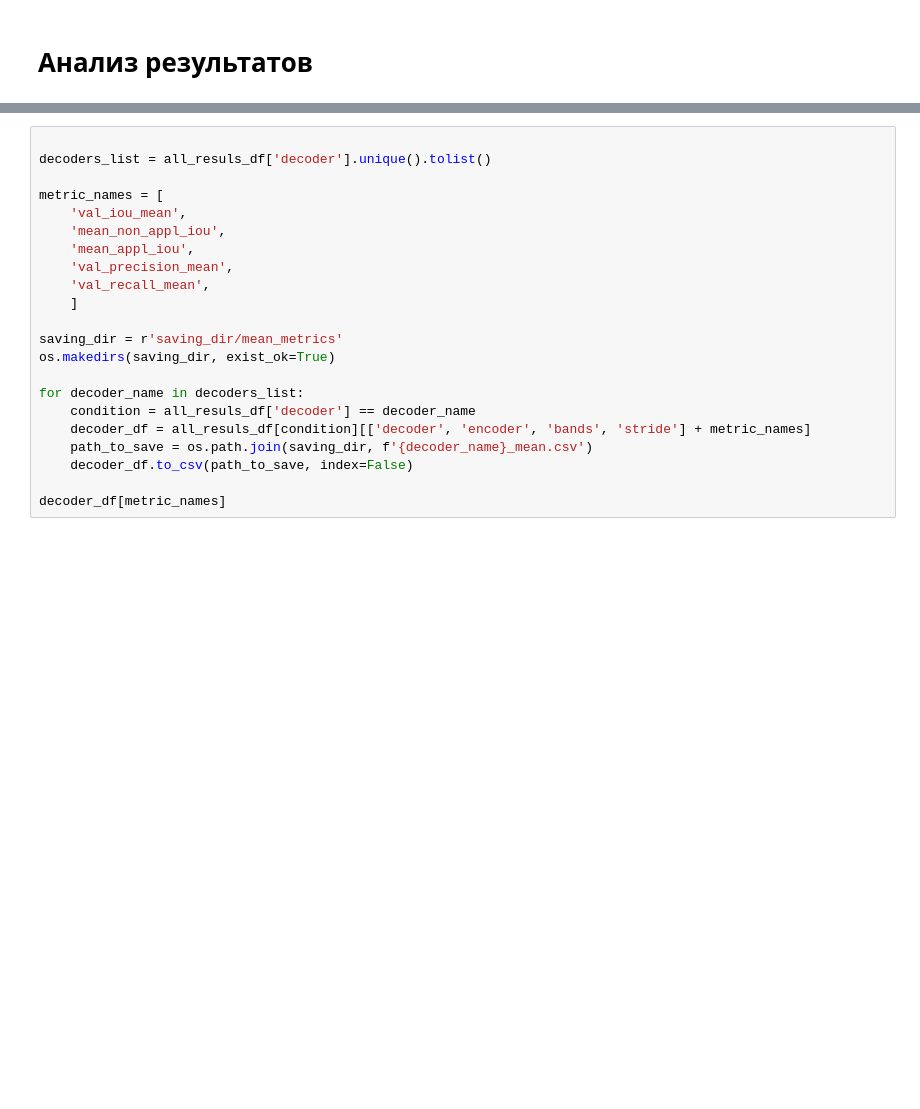
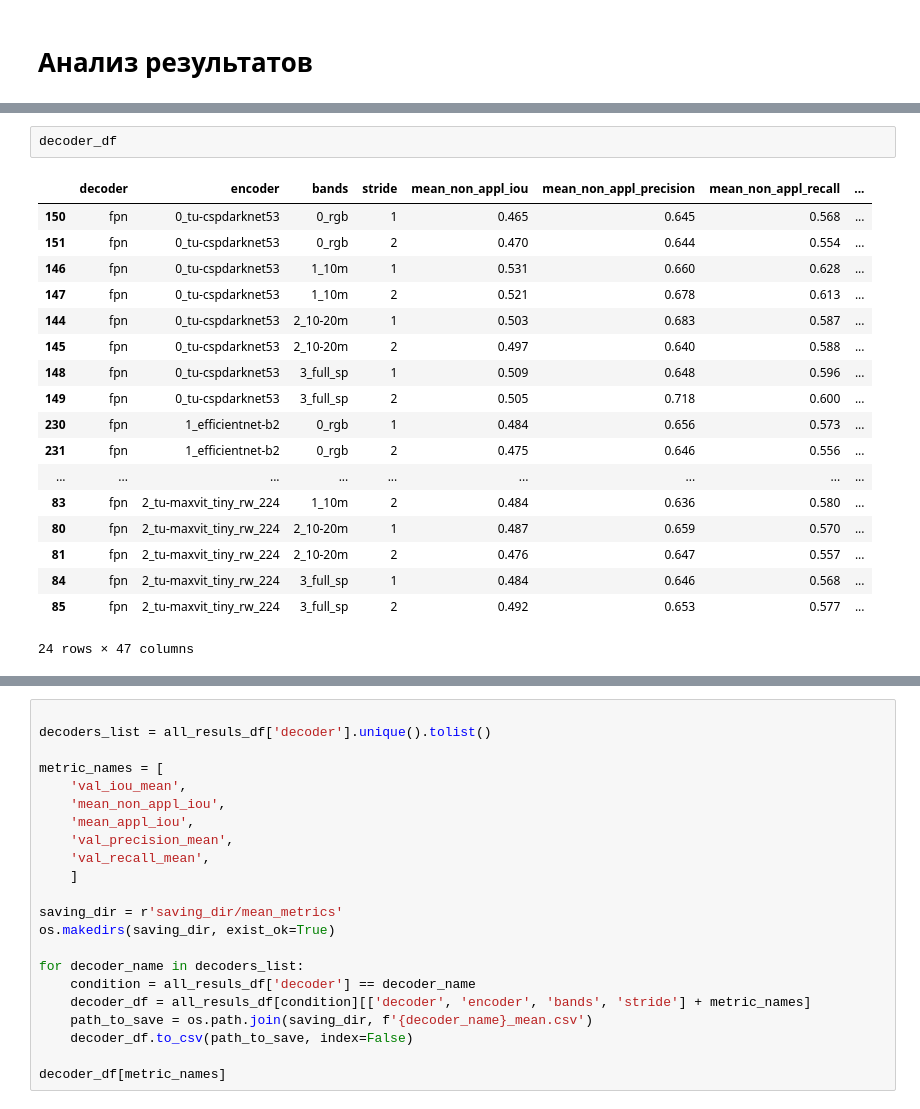
Before and after one commit to cafe1930/MultispectralSegmentation, a Jupyter notebook: gather_training_info.ipynb, the cells around one changed output, grey strips where cells are left out. Cells and saved outputs as stored; diff of their text form; blank space fills up the shorter version.

```diff
--- a/gather_training_info.ipynb
+++ b/gather_training_info.ipynb
@@ -371,0 +409,21 @@ metrics_df[metrics_df['val_iou_mean']==metrics_df['val_iou_mean'].max()]
+# %%
+decoder_df
+# %% [output]
+|  | decoder | encoder | bands | stride | mean_non_appl_iou | mean_non_appl_precision | mean_non_appl_recall | ... |
+| 150 | fpn | 0_tu-cspdarknet53 | 0_rgb | 1 | 0.465 | 0.645 | 0.568 | ... |
+| 151 | fpn | 0_tu-cspdarknet53 | 0_rgb | 2 | 0.470 | 0.644 | 0.554 | ... |
+| 146 | fpn | 0_tu-cspdarknet53 | 1_10m | 1 | 0.531 | 0.660 | 0.628 | ... |
+| 147 | fpn | 0_tu-cspdarknet53 | 1_10m | 2 | 0.521 | 0.678 | 0.613 | ... |
+| 144 | fpn | 0_tu-cspdarknet53 | 2_10-20m | 1 | 0.503 | 0.683 | 0.587 | ... |
+| 145 | fpn | 0_tu-cspdarknet53 | 2_10-20m | 2 | 0.497 | 0.640 | 0.588 | ... |
+| 148 | fpn | 0_tu-cspdarknet53 | 3_full_sp | 1 | 0.509 | 0.648 | 0.596 | ... |
+| 149 | fpn | 0_tu-cspdarknet53 | 3_full_sp | 2 | 0.505 | 0.718 | 0.600 | ... |
+| 230 | fpn | 1_efficientnet-b2 | 0_rgb | 1 | 0.484 | 0.656 | 0.573 | ... |
+| 231 | fpn | 1_efficientnet-b2 | 0_rgb | 2 | 0.475 | 0.646 | 0.556 | ... |
+| ... | ... | ... | ... | ... | ... | ... | ... | ... |
+| 83 | fpn | 2_tu-maxvit_tiny_rw_224 | 1_10m | 2 | 0.484 | 0.636 | 0.580 | ... |
+| 80 | fpn | 2_tu-maxvit_tiny_rw_224 | 2_10-20m | 1 | 0.487 | 0.659 | 0.570 | ... |
+| 81 | fpn | 2_tu-maxvit_tiny_rw_224 | 2_10-20m | 2 | 0.476 | 0.647 | 0.557 | ... |
+| 84 | fpn | 2_tu-maxvit_tiny_rw_224 | 3_full_sp | 1 | 0.484 | 0.646 | 0.568 | ... |
+| 85 | fpn | 2_tu-maxvit_tiny_rw_224 | 3_full_sp | 2 | 0.492 | 0.653 | 0.577 | ... |
+24 rows × 47 columns
```
Also changed, not shown: parts of 15 cells of this notebook, 3 other files.
